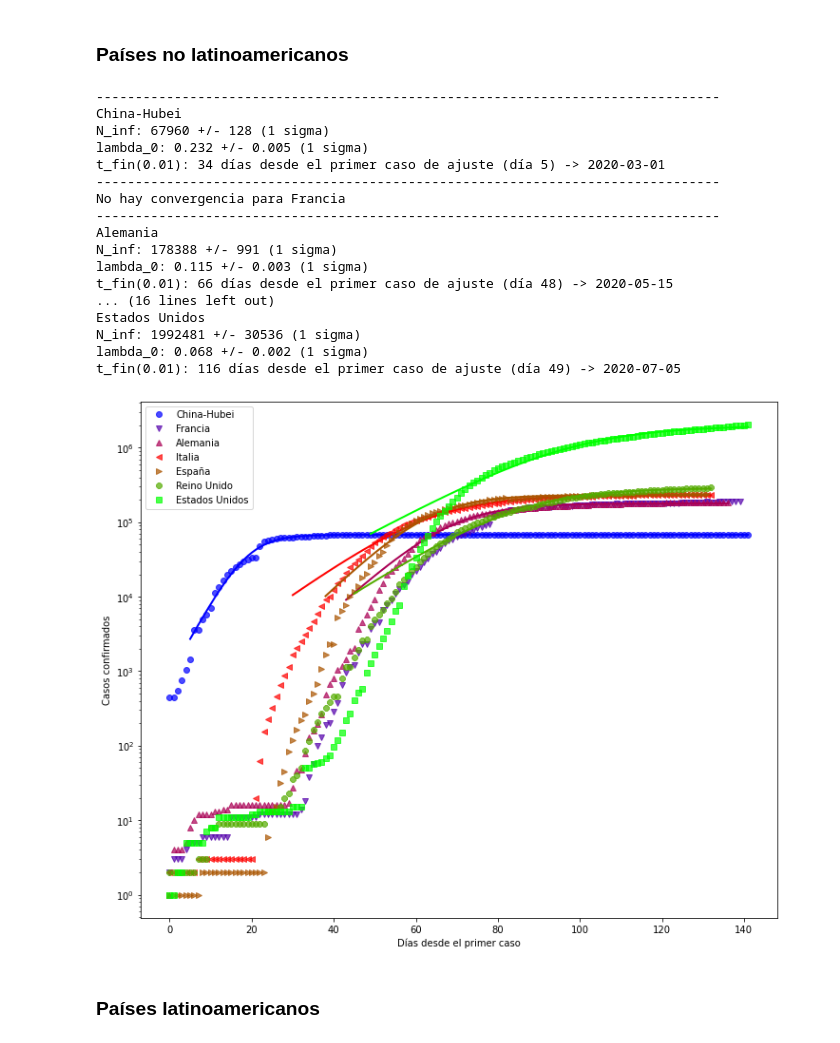
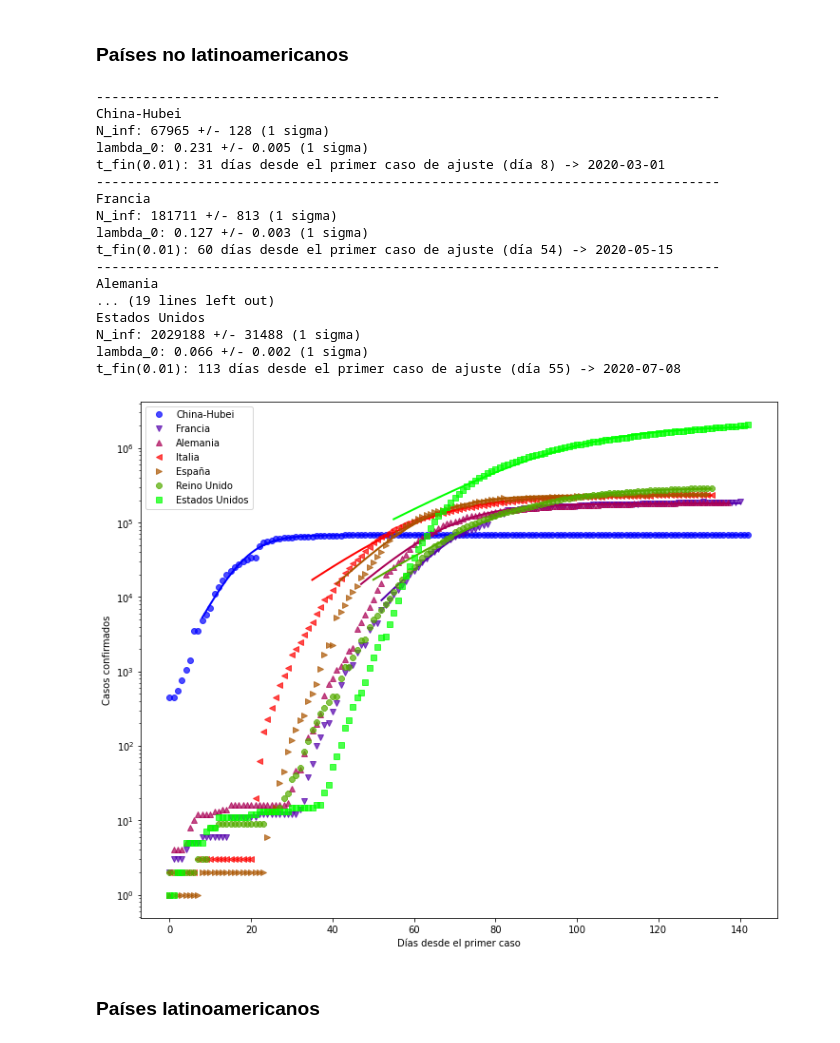
Before and after one commit to manuxch/logistic-covid19, a Jupyter notebook: Logistic_model_COVID-19.ipynb, the cells around one changed output. Saved outputs shown, nothing was run; the diff lists cells and outputs as text; code cells hidden in the pictures.

```diff
--- a/Logistic_model_COVID-19.ipynb
+++ b/Logistic_model_COVID-19.ipynb
@@ -180,26 +180,26 @@ El número de casos confirmados se obtiene a partir de los test que se le realiz
 # %% [markdown]
 ### Países no latinoamericanos
 # %%
-plot_fit(cases_no_lat, 1200, 'Casos confirmados', p_fin=0.01)
+plot_fit(cases_no_lat, 4500, 'Casos confirmados', p_fin=0.01)
 # %% [output]
 --------------------------------------------------------------------------------
 China-Hubei
-N_inf: 67960 +/- 128 (1 sigma)
-lambda_0: 0.232 +/- 0.005 (1 sigma)
-t_fin(0.01): 34 días desde el primer caso de ajuste (día 5) -> 2020-03-01
+N_inf: 67965 +/- 128 (1 sigma)
+lambda_0: 0.231 +/- 0.005 (1 sigma)
+t_fin(0.01): 31 días desde el primer caso de ajuste (día 8) -> 2020-03-01
 --------------------------------------------------------------------------------
-No hay convergencia para Francia
+Francia
+N_inf: 181711 +/- 813 (1 sigma)
+lambda_0: 0.127 +/- 0.003 (1 sigma)
+t_fin(0.01): 60 días desde el primer caso de ajuste (día 54) -> 2020-05-15
 --------------------------------------------------------------------------------
 Alemania
-N_inf: 178388 +/- 991 (1 sigma)
-lambda_0: 0.115 +/- 0.003 (1 sigma)
-t_fin(0.01): 66 días desde el primer caso de ajuste (día 48) -> 2020-05-15
-... (16 lines left out)
+... (19 lines left out)
 Estados Unidos
-N_inf: 1992481 +/- 30536 (1 sigma)
-lambda_0: 0.068 +/- 0.002 (1 sigma)
-t_fin(0.01): 116 días desde el primer caso de ajuste (día 49) -> 2020-07-05
+N_inf: 2029188 +/- 31488 (1 sigma)
+lambda_0: 0.066 +/- 0.002 (1 sigma)
+t_fin(0.01): 113 días desde el primer caso de ajuste (día 55) -> 2020-07-08
-[figure, old version]
+[figure, new version]
 # %% [markdown]
 ### Países latinoamericanos
 # %%
```
Also changed, not shown: parts of 8 cells of this notebook.
